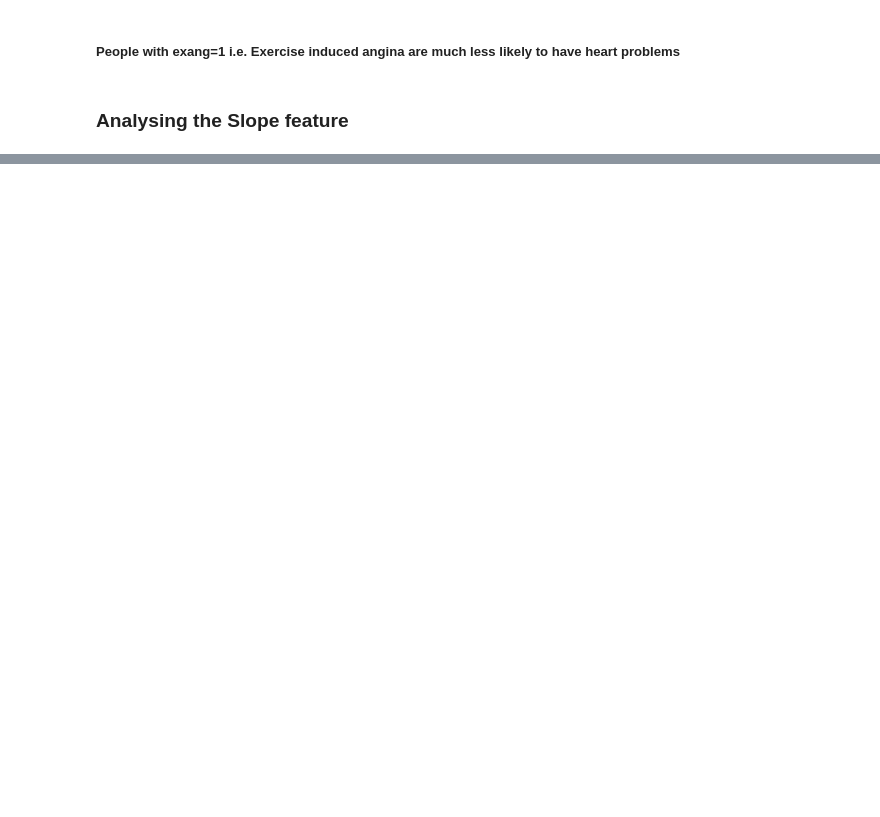
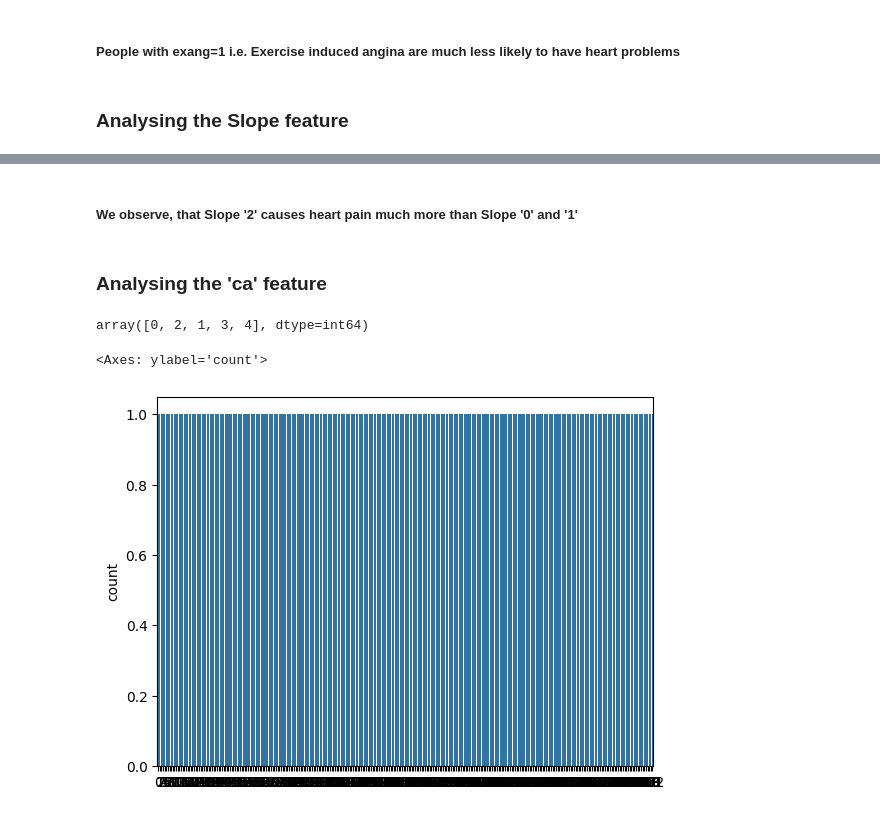
Before and after one commit to Akshaykumar100/Heart-disease-prediction-project, a Jupyter notebook: Heart_disease_prediction (1).ipynb, the cells around one changed output, grey strips where cells are left out. Saved outputs shown, nothing was run; the diff lists cells and outputs as text; code cells hidden in the pictures; blank space fills up the shorter version.

```diff
--- a/Heart_disease_prediction (1).ipynb
+++ b/Heart_disease_prediction (1).ipynb
@@ -279,0 +280,4 @@ sns.barplot(x="slope", y=y, data=dataset)
+# %% [markdown]
+##### We observe, that Slope '2' causes heart pain much more than Slope '0' and '1'
+# %% [markdown]
+### Analysing the 'ca' feature
@@ -279,0 +286,9 @@ sns.barplot(x="slope", y=y, data=dataset)
+# %%
+dataset["ca"].unique()
+# %% [output]
+array([0, 2, 1, 3, 4], dtype=int64)
+# %%
+sns.countplot(dataset["ca"])
+# %% [output]
+<Axes: ylabel='count'>
+[figure, added]
```
Also changed, not shown: parts of 70 cells of this notebook.
